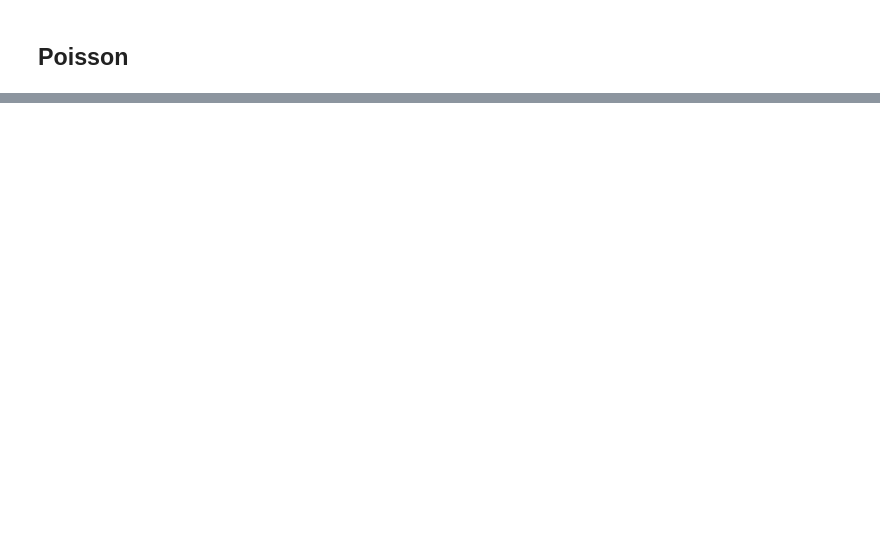
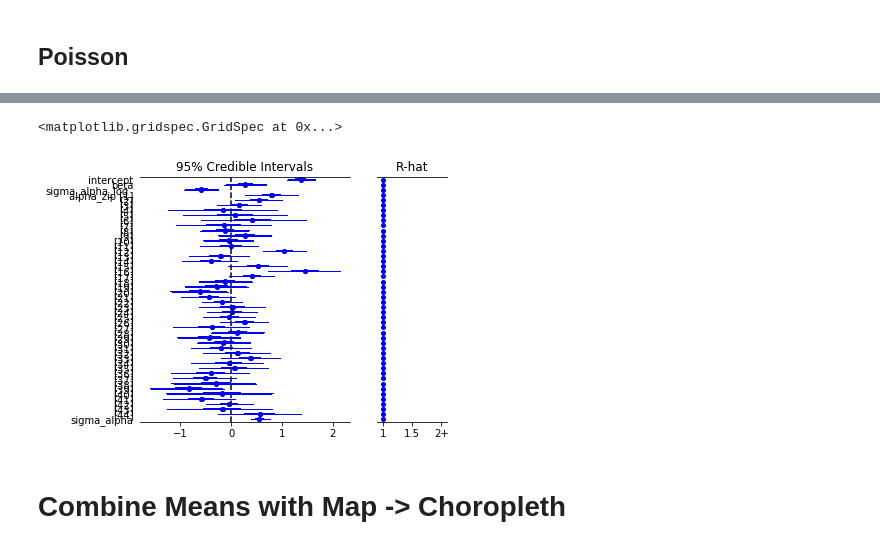
Before and after one commit to varunprajan/nyc-food, a Jupyter notebook: Model.ipynb, the cells around one changed output, grey strips where cells are left out. Saved outputs shown, nothing was run; the diff lists cells and outputs as text; code cells hidden in the pictures; blank space fills up the shorter version.

```diff
--- a/Model.ipynb
+++ b/Model.ipynb
@@ -218,0 +160,5 @@ pm.traceplot(trace)
+# %%
+pm.forestplot(trace_income[1000:])
+# %% [output]
+<matplotlib.gridspec.GridSpec at 0x...>
+[figure, added]
@@ -218,0 +175,2 @@ pm.traceplot(trace)
+# %% [markdown]
+# Combine Means with Map -> Choropleth
```
Also changed, not shown: parts of 46 cells of this notebook, 5 other files.
